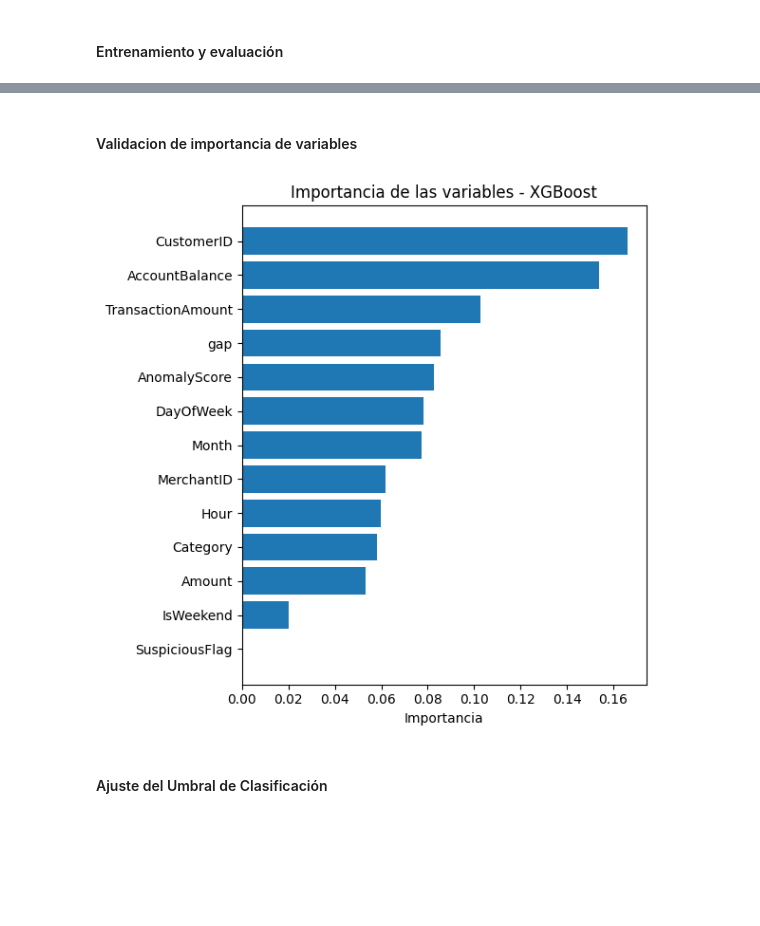
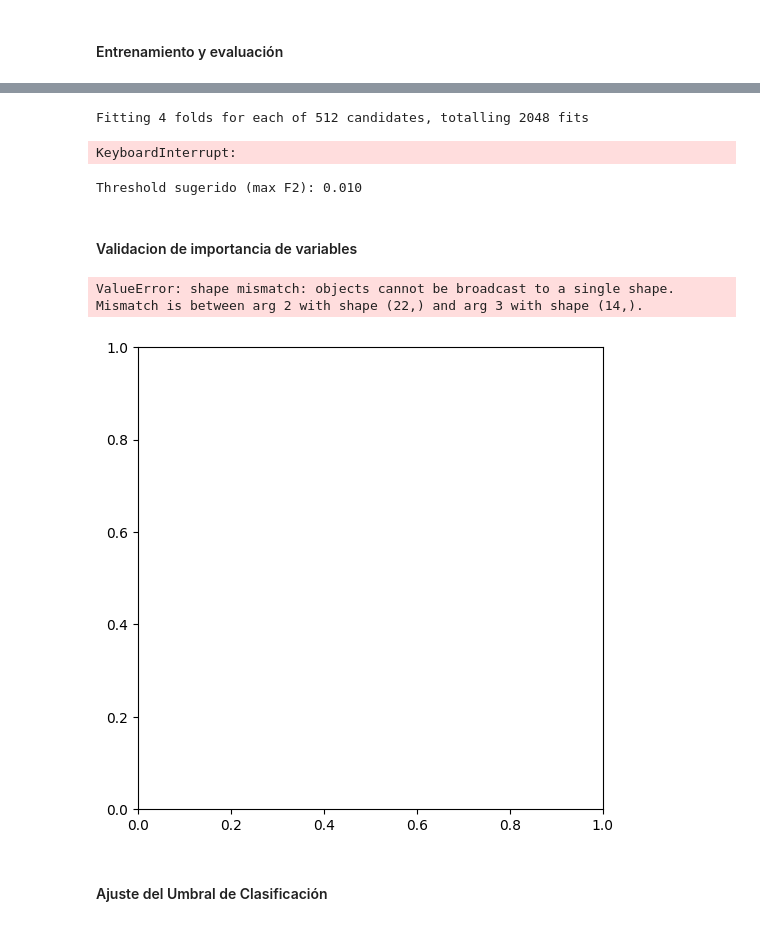
Before and after one commit to Camilabperez/Deteccion-fraude-ML, a Jupyter notebook: training/fraud-detection.ipynb, the cells around one changed output, grey strips where cells are left out. Drawn from its saved outputs; the diff is of its cells as text; code cells hidden in the pictures; blank space fills up the shorter version.

```diff
--- a/training/fraud-detection.ipynb
+++ b/training/fraud-detection.ipynb
@@ -879,15 +1150,27 @@ param_grid_xgb_4 = {
 # %% [markdown]
 #### Entrenamiento y evaluación
 # %%
+pipeline_xgb = Pipeline([
+    ('scaler', StandardScaler()),
+    ('under', RandomUnderSampler(sampling_strategy=0.3, random_state=42)),
+    ('smt',   SMOTETomek(random_state=42)),
+    ('xgb', XGBClassifier(
+        use_label_encoder=False,
+        eval_metric='aucpr', #logloss
+        scale_pos_weight=ratio,
+        random_state=42
+    ))
+])
+
 grid_search_xgb = GridSearchCV(estimator=pipeline_xgb,
                             param_grid=param_grid_xgb_4,
                             scoring=scoring,
                             refit='auc',
                             cv= StratifiedKFold(n_splits=5, shuffle=True, random_state=42),
                             n_jobs=5,
-                            verbose=2)
+                            verbose=2,
+                            return_train_score=True)
 
-x_data_2 = x_data.drop(['BalancePostTransaction','TransactionAmountRelativeToBalance'],axis=1)
 grid_search_xgb.fit(x_data, y_data)
 
 print("Mejores parámetros encontrados:", grid_search_xgb.best_params_)
@@ -903,22 +1526,78 @@ Mejor puntuación: 0.6037230948225714
+# %%
+from sklearn.model_selection import StratifiedGroupKFold
+
+cv_groups = StratifiedGroupKFold(n_splits=4, shuffle=True, random_state=42)
+grid_search_xgb = GridSearchCV(
+    estimator=pipe_xgb_under,
+    param_grid=param_grid_xgb_tight,
+    scoring=scoring,
+    refit='auc',
+    cv=cv_groups,
+    n_jobs=-1,
+    verbose=2,
+    return_train_score=True,
+    error_score='raise'
+)
+grid_search_xgb.fit(x_data_raw, y_data, groups=x_data_raw['CustomerID'])
+
+print("Mejores parámetros encontrados:", grid_search_xgb.best_params_)
+print("Mejor puntuación:", grid_search_xgb.best_score_)
+
+# Exportar resultados
+results_df = pd.DataFrame(grid_search_xgb.cv_results_)
+results_df["auc_gap"] = results_df["mean_train_auc"] - results_df["mean_test_auc"]
+results_df.to_csv("resultados/xgboost_gridsearch_results.csv", index=False, sep='|', decimal=',')
+
+results_df.to_csv("resultados/xgboost_gridsearch_results_param_grid_xgb_porcliente.csv")
+# %% [output]
+Fitting 4 folds for each of 512 candidates, totalling 2048 fits
+KeyboardInterrupt:
+# %%
+import numpy as np
+from sklearn.metrics import precision_recall_fscore_support
+
+best = grid_search_xgb.best_estimator_
+# si tenés un holdout X_val, y_val, usalo; si no, usa cross_val_predict (más largo)
+
+proba = best.predict_proba(x_data_raw)[:,1]  # ejemplo rápido sobre train; idealmente usa holdout
+ths = np.linspace(0.01, 0.5, 50)
+
+rows = []
+for t in ths:
+    pred = (proba >= t).astype(int)
+    p, r, f1, _ = precision_recall_fscore_support(y_data, pred, average='binary', zero_division=0)
+    # F2 prioriza recall:
+    beta = 2
+    f2 = (1+beta**2) * (p*r) / (beta**2*p + r) if (p+r) > 0 else 0.0
+    rows.append((t, p, r, f1, f2))
+
+import pandas as pd
+thr_df = pd.DataFrame(rows, columns=['threshold','precision','recall','f1','f2'])
+# Elegí por f2 o por el costo que definas
+t_star = thr_df.sort_values('f2', ascending=False).iloc[0]['threshold']
+print(f"Threshold sugerido (max F2): {t_star:.3f}")
+# %% [output]
+Threshold sugerido (max F2): 0.010
 # %% [markdown]
 #### Validacion de importancia de variables
 # %%
 import matplotlib.pyplot as plt
 best_pipeline = grid_search_xgb.best_estimator_
 
 importances = best_pipeline.named_steps['xgb'].feature_importances_
-features = x_data.columns
+features = x_data_raw.columns
 sorted_idx = importances.argsort()
 
 plt.figure(figsize=(6,6))
 plt.barh(range(len(features)), importances[sorted_idx])
 plt.yticks(range(len(features)), features[sorted_idx])
 plt.xlabel("Importancia")
 plt.title("Importancia de las variables - XGBoost")
 plt.tight_layout()
 plt.show()
 # %% [output]
+ValueError: shape mismatch: objects cannot be broadcast to a single shape.  Mismatch is between arg 2 with shape (22,) and arg 3 with shape (14,).
-[figure, old version]
+[figure, new version]
 # %% [markdown]
 #### Ajuste del Umbral de Clasificación
 # %%
```
Also changed, not shown: parts of 40 cells of this notebook, 5 other files.
